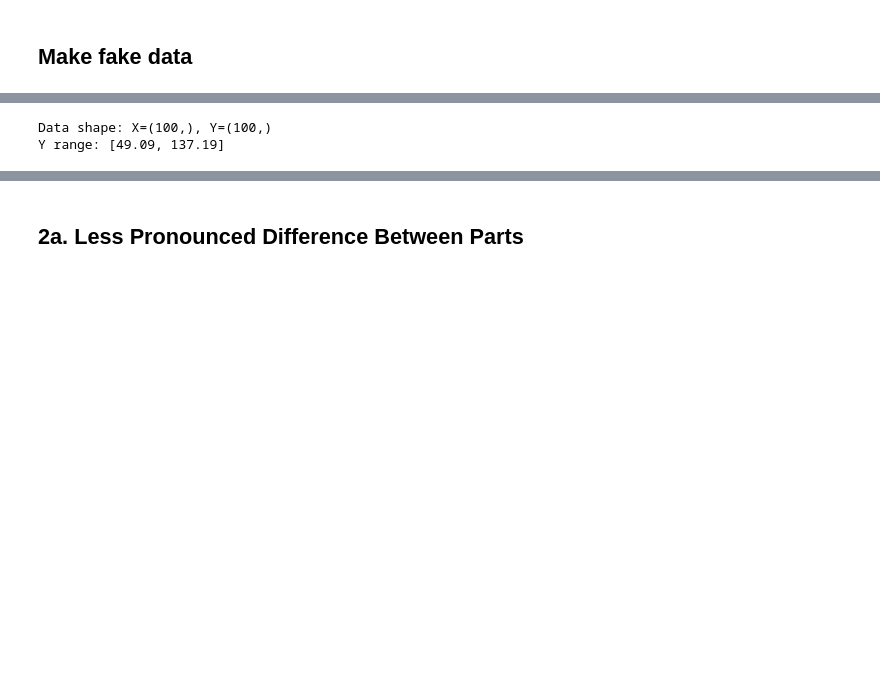
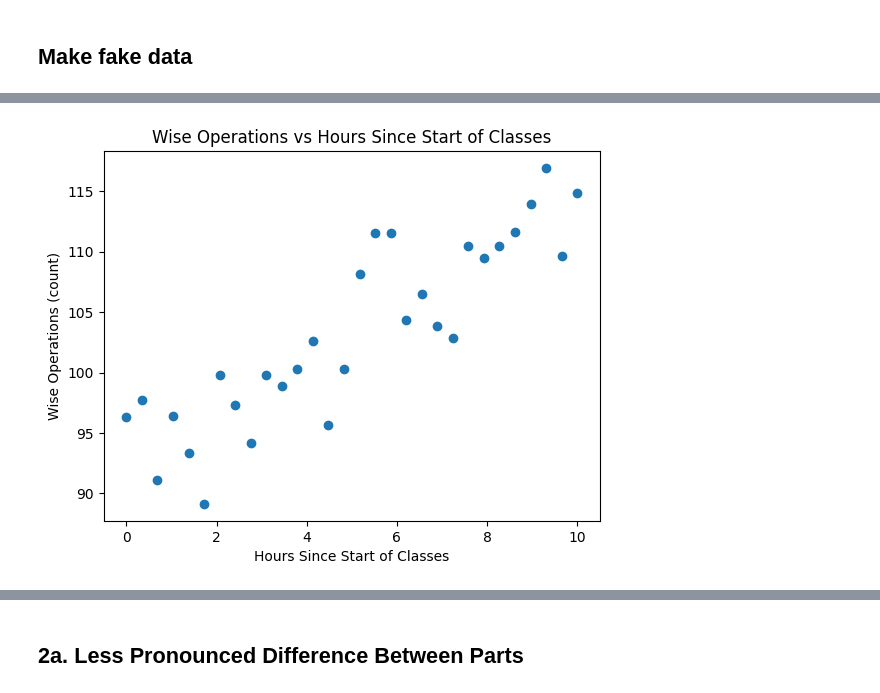
Before and after one commit to adamzsl/master-studies, a Jupyter notebook: sem2/mpad/lab/lab10.ipynb, the cells around one changed output, grey strips where cells are left out. Saved outputs shown, nothing was run; the diff lists cells and outputs as text; code cells hidden in the pictures; blank space fills up the shorter version.

```diff
--- a/sem2/mpad/lab/lab10.ipynb
+++ b/sem2/mpad/lab/lab10.ipynb
@@ -31,33 +44,17 @@ The switch occurs around the 5th hour of studying, students are tired, they lack
 # %%
-n_points = 100
-X_baseline = np.linspace(0, 10, n_points)
+X_wise = np.copy(X)
+mask_before = X_wise < 5.0
+Y_wise = np.where(mask_before,
+                  -Y + 100,
+                  (-Y + 100) * 1.15)
 
-switch_point = 5.0
+Y_wise += np.random.normal(0, 2, n_points)
 
-# increasing productivity
-slope1 = 15
-intercept1 = 50
-
-# decreasing productivity
-slope2 = -10
-
-y_at_switch = intercept1 + slope1 * switch_point
-intercept2 = y_at_switch - slope2 * switch_point
-
-Y_baseline = np.zeros(n_points)
-for i in range(n_points):
-    if X_baseline[i] < switch_point:
-        Y_baseline[i] = intercept1 + slope1 * X_baseline[i]
-    else:
-        Y_baseline[i] = intercept2 + slope2 * X_baseline[i]
-
-# Add some noise
-noise_std = 5
-Y_baseline += np.random.normal(0, noise_std, n_points)
-
-print(f"Data shape: X={X_baseline.shape}, Y={Y_baseline.shape}")
-print(f"Y range: [{Y_baseline.min():.2f}, {Y_baseline.max():.2f}]")
+plt.scatter(X_wise, Y_wise)
+plt.xlabel("Hours Since Start of Classes")
+plt.ylabel("Wise Operations (count)")
+plt.title("Wise Operations vs Hours Since Start of Classes")
+plt.show()
 # %% [output]
-Data shape: X=(100,), Y=(100,)
-Y range: [49.09, 137.19]
+[figure, added]
 # %%
```
Also changed, not shown: parts of 28 cells of this notebook.
